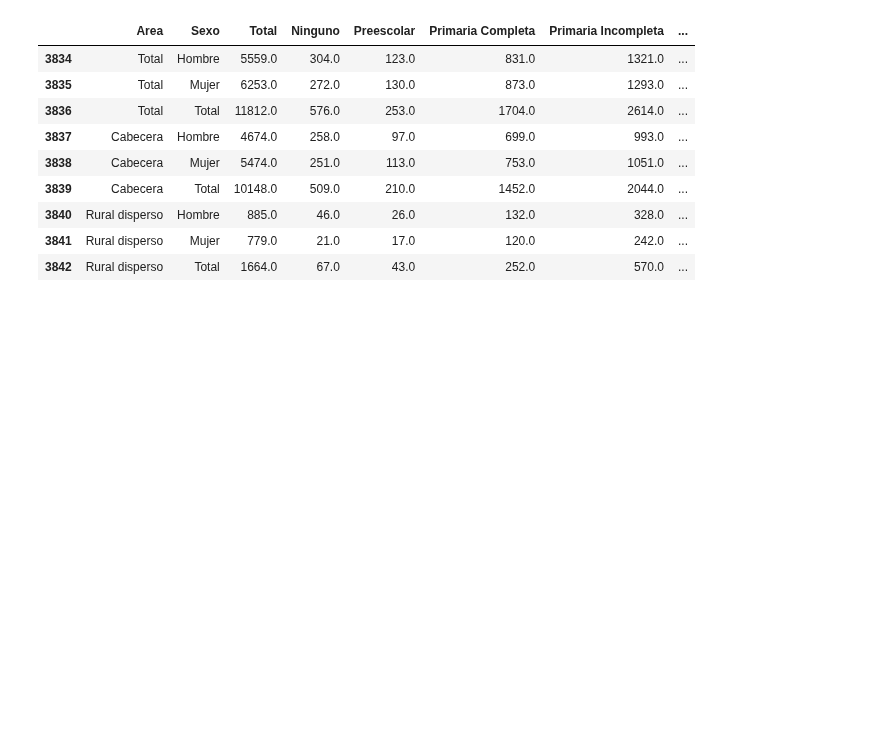
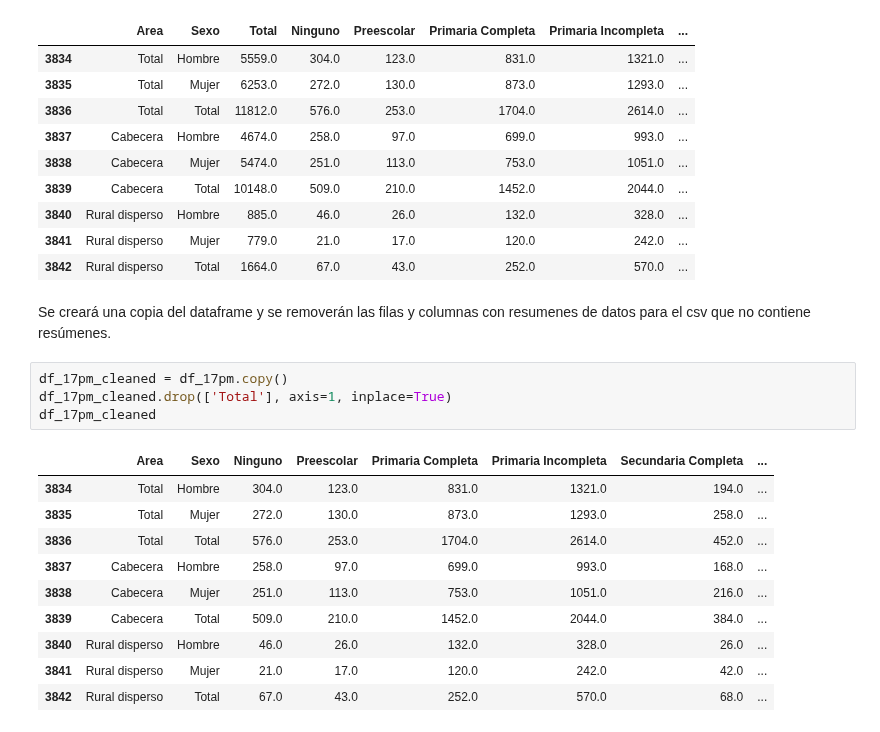
Before and after one commit to Schiavi13/Censo-Viterbo-Caldas-2018, a Jupyter notebook: source_to_csv_17pm.ipynb, the cells around one changed output. Drawn from its saved outputs; the diff is of its cells as text; blank space fills up the shorter version.

Commit message:
Actualiza procesamiento de hoja 17PM retornando csv con y sin totales

```diff
--- a/source_to_csv_17pm.ipynb
+++ b/source_to_csv_17pm.ipynb
@@ -111,3 +113,20 @@ df_17pm
 | 3840 | Rural disperso | Hombre | 885.0 | 46.0 | 26.0 | 132.0 | 328.0 | ... |
 | 3841 | Rural disperso | Mujer | 779.0 | 21.0 | 17.0 | 120.0 | 242.0 | ... |
 | 3842 | Rural disperso | Total | 1664.0 | 67.0 | 43.0 | 252.0 | 570.0 | ... |
+# %% [markdown]
+Se creará una copia del dataframe y se removerán las filas y columnas con resumenes de datos para el csv que no contiene resúmenes.
+# %%
+df_17pm_cleaned = df_17pm.copy()
+df_17pm_cleaned.drop(['Total'], axis=1, inplace=True)
+df_17pm_cleaned
+# %% [output]
+|  | Area | Sexo | Ninguno | Preescolar | Primaria Completa | Primaria Incompleta | Secundaria Completa | ... |
+| 3834 | Total | Hombre | 304.0 | 123.0 | 831.0 | 1321.0 | 194.0 | ... |
+| 3835 | Total | Mujer | 272.0 | 130.0 | 873.0 | 1293.0 | 258.0 | ... |
+| 3836 | Total | Total | 576.0 | 253.0 | 1704.0 | 2614.0 | 452.0 | ... |
+| 3837 | Cabecera | Hombre | 258.0 | 97.0 | 699.0 | 993.0 | 168.0 | ... |
+| 3838 | Cabecera | Mujer | 251.0 | 113.0 | 753.0 | 1051.0 | 216.0 | ... |
+| 3839 | Cabecera | Total | 509.0 | 210.0 | 1452.0 | 2044.0 | 384.0 | ... |
+| 3840 | Rural disperso | Hombre | 46.0 | 26.0 | 132.0 | 328.0 | 26.0 | ... |
+| 3841 | Rural disperso | Mujer | 21.0 | 17.0 | 120.0 | 242.0 | 42.0 | ... |
+| 3842 | Rural disperso | Total | 67.0 | 43.0 | 252.0 | 570.0 | 68.0 | ... |
```
Also changed, not shown: parts of 4 cells of this notebook.
